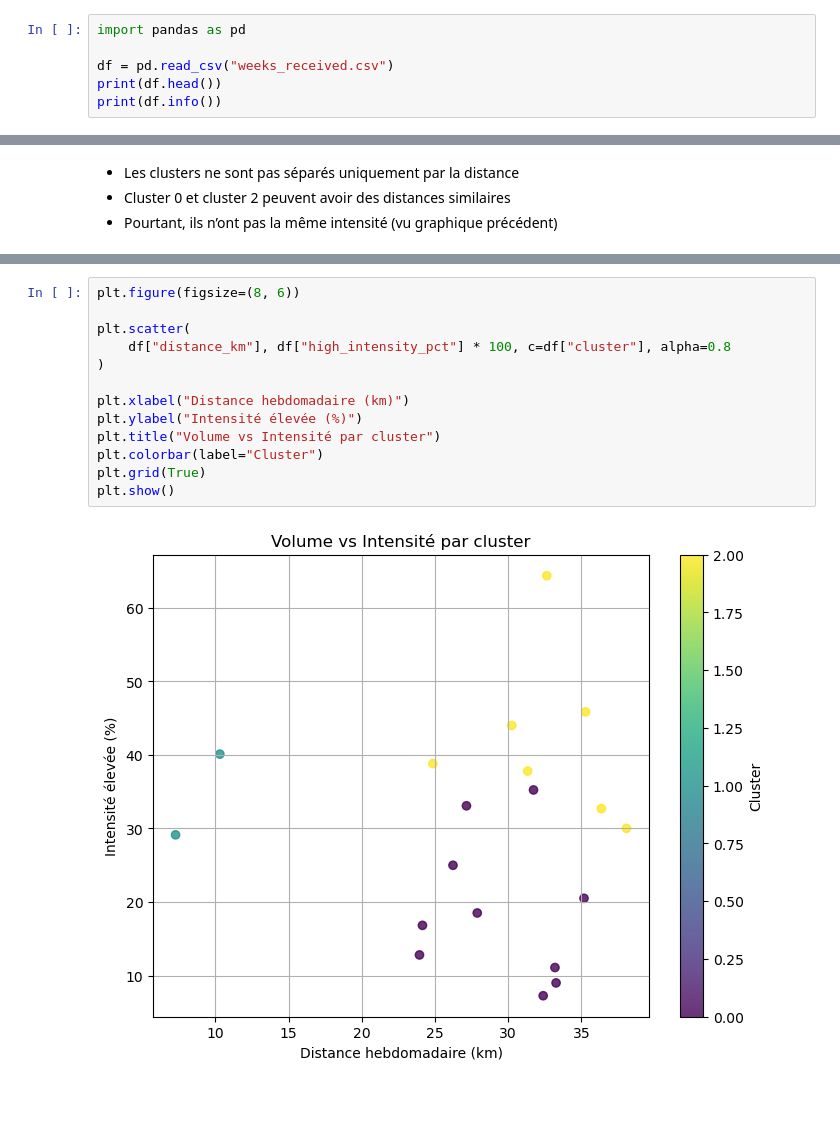
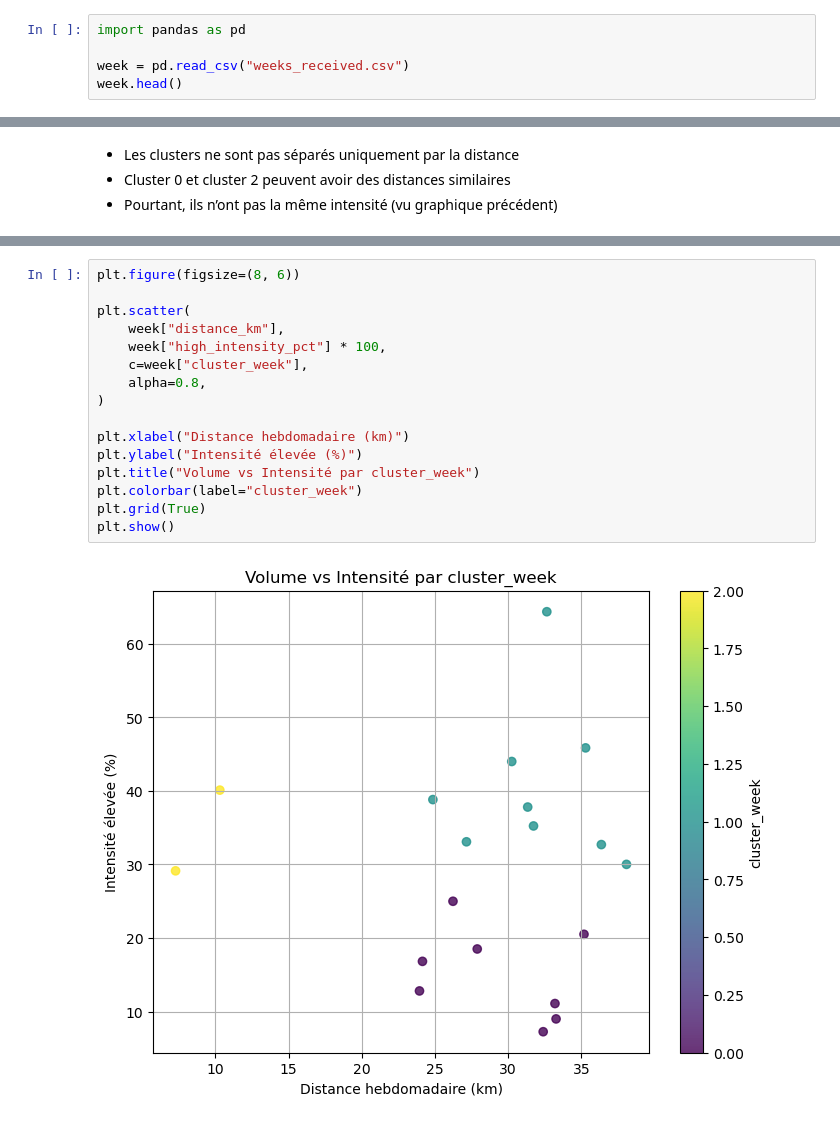
Before and after one commit to albanecoiffe/health-data-coach, a Jupyter notebook: HealthCoachBackend/notebook.ipynb, the cells around one changed output, grey strips where cells are left out. Cells and saved outputs as stored; diff of their text form.

```diff
--- a/HealthCoachBackend/notebook.ipynb
+++ b/HealthCoachBackend/notebook.ipynb
@@ -10,7 +13,6 @@ from sklearn.neighbors import KNeighborsClassifier
 # %%
 import pandas as pd
 
-df = pd.read_csv("weeks_received.csv")
-print(df.head())
-print(df.info())
+week = pd.read_csv("weeks_received.csv")
+week.head()
 # %% [output]
@@ -527,15 +359,18 @@ cluster
 # %%
 plt.figure(figsize=(8, 6))
 
 plt.scatter(
-    df["distance_km"], df["high_intensity_pct"] * 100, c=df["cluster"], alpha=0.8
+    week["distance_km"],
+    week["high_intensity_pct"] * 100,
+    c=week["cluster_week"],
+    alpha=0.8,
 )
 
 plt.xlabel("Distance hebdomadaire (km)")
 plt.ylabel("Intensité élevée (%)")
-plt.title("Volume vs Intensité par cluster")
-plt.colorbar(label="Cluster")
+plt.title("Volume vs Intensité par cluster_week")
+plt.colorbar(label="cluster_week")
 plt.grid(True)
 plt.show()
 # %% [output]
-[figure, old version]
+[figure, new version]
```
Also changed, not shown: parts of 57 cells of this notebook.
